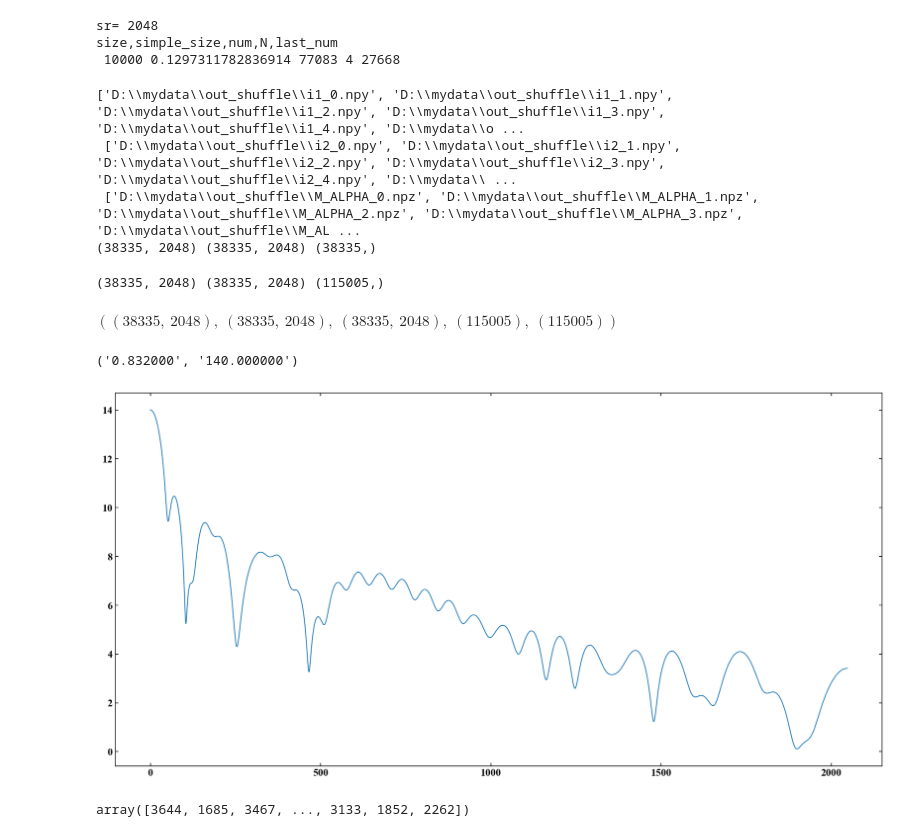
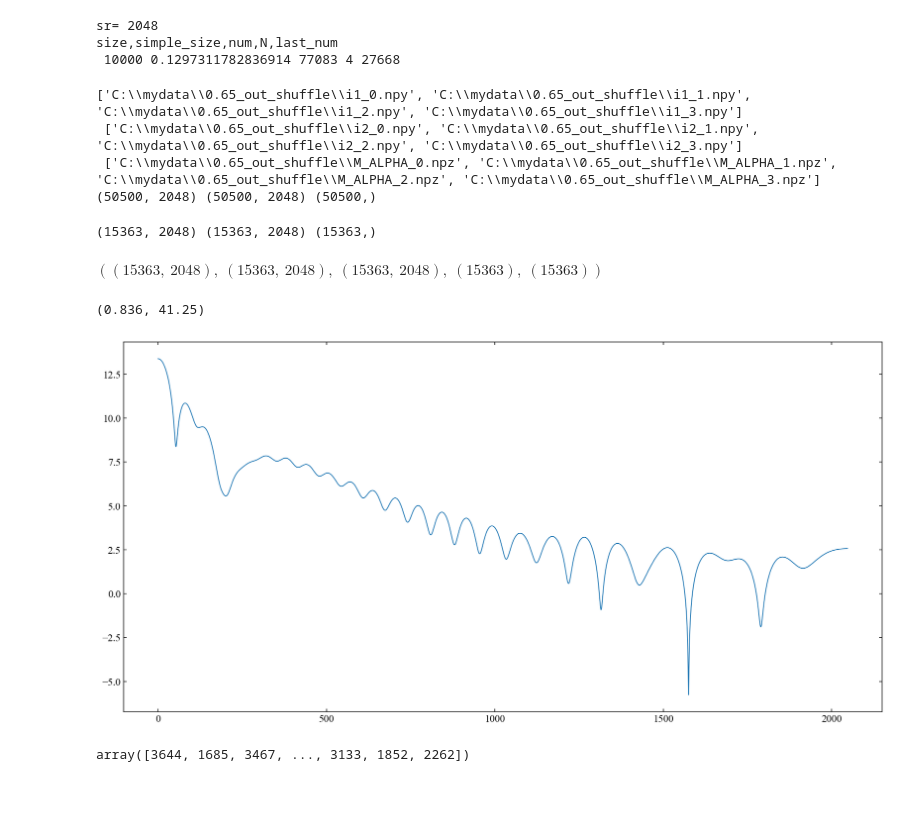
Before and after one commit to KenyonY/my-deep-learning, a Jupyter notebook: Physics/更复杂的正弦.ipynb, the cells around one changed output. Cells and saved outputs as stored; diff of their text form; code cells hidden in the pictures; blank space fills up the shorter version.

```diff
--- a/Physics/更复杂的正弦.ipynb
+++ b/Physics/更复杂的正弦.ipynb
@@ -5,22 +5,3 @@ from glob import glob
 import os
 import sys
 from tqdm import tqdm
-# %%
-# 读取数据
-data_path = r'E:\MIEdata'
-fileNames = glob(data_path+'\\p=-1*.txt')
-
-M,ALPHA=[],[]
-sr = 1800 + 1
-i1 = np.zeros((len(fileNames), sr))
-i2 = np.zeros((len(fileNames), sr))
-for idx, i in enumerate(fileNames):
-    baseName = os.path.basename(i) # 'p=-1,m=0.95,a=973.88.txt'
-    _,m,alpha = baseName.split(',')
-    alpha = '.'.join(alpha.split('.')[:-1])
-    m = m.split('=')[-1]
-    alpha=alpha.split('=')[-1]
-    M.append(m)
-    ALPHA.append(alpha)
-    i1[idx] = pd.read_table(i, encoding='gb2312',sep='\t',index_col=None).I1.to_numpy().astype(np.float32)
-    i2[idx] = pd.read_table(i, encoding='gb2312',sep='\t',index_col=None).I2.to_numpy().astype(np.float32)
@@ -150,10 +192,10 @@ def load_data(path):
 data = load_data(target_path)
 i1, i2, dop, M, ALPHA = next(data)
 # %% [output]
-['D:\\mydata\\out_shuffle\\i1_0.npy', 'D:\\mydata\\out_shuffle\\i1_1.npy', 'D:\\mydata\\out_shuffle\\i1_2.npy', 'D:\\mydata\\out_shuffle\\i1_3.npy', 'D:\\mydata\\out_shuffle\\i1_4.npy', 'D:\\mydata\\o ...
- ['D:\\mydata\\out_shuffle\\i2_0.npy', 'D:\\mydata\\out_shuffle\\i2_1.npy', 'D:\\mydata\\out_shuffle\\i2_2.npy', 'D:\\mydata\\out_shuffle\\i2_3.npy', 'D:\\mydata\\out_shuffle\\i2_4.npy', 'D:\\mydata\\ ...
- ['D:\\mydata\\out_shuffle\\M_ALPHA_0.npz', 'D:\\mydata\\out_shuffle\\M_ALPHA_1.npz', 'D:\\mydata\\out_shuffle\\M_ALPHA_2.npz', 'D:\\mydata\\out_shuffle\\M_ALPHA_3.npz', 'D:\\mydata\\out_shuffle\\M_AL ...
-(38335, 2048) (38335, 2048) (38335,)
+['C:\\mydata\\0.65_out_shuffle\\i1_0.npy', 'C:\\mydata\\0.65_out_shuffle\\i1_1.npy', 'C:\\mydata\\0.65_out_shuffle\\i1_2.npy', 'C:\\mydata\\0.65_out_shuffle\\i1_3.npy']
+ ['C:\\mydata\\0.65_out_shuffle\\i2_0.npy', 'C:\\mydata\\0.65_out_shuffle\\i2_1.npy', 'C:\\mydata\\0.65_out_shuffle\\i2_2.npy', 'C:\\mydata\\0.65_out_shuffle\\i2_3.npy']
+ ['C:\\mydata\\0.65_out_shuffle\\M_ALPHA_0.npz', 'C:\\mydata\\0.65_out_shuffle\\M_ALPHA_1.npz', 'C:\\mydata\\0.65_out_shuffle\\M_ALPHA_2.npz', 'C:\\mydata\\0.65_out_shuffle\\M_ALPHA_3.npz']
+(50500, 2048) (50500, 2048) (50500,)
 # %%
 # M,ALPHA=[],[]
 # sr = 2048
@@ -176,16 +218,16 @@ i1, i2, dop, M, ALPHA = next(data)
 i1, i2, dop, M, ALPHA = next(data)
 i1.shape, i2.shape, dop.shape, M.shape, ALPHA.shape
 # %% [output]
-(38335, 2048) (38335, 2048) (115005,)
+(15363, 2048) (15363, 2048) (15363,)
-$\displaystyle \left( \left( 38335, \  2048\right), \  \left( 38335, \  2048\right), \  \left( 38335, \  2048\right), \  \left( 115005\right), \  \left( 115005\right)\right)$
+$\displaystyle \left( \left( 15363, \  2048\right), \  \left( 15363, \  2048\right), \  \left( 15363, \  2048\right), \  \left( 15363\right), \  \left( 15363\right)\right)$
 # %%
-IDX = 20000
+IDX = 1000
 plt.figure(figsize=(16,8))
 plt.plot(np.log(i1[IDX]))
 M[IDX], ALPHA[IDX]
 # %% [output]
-('0.832000', '140.000000')
+(0.836, 41.25)
-[figure, old version]
+[figure, new version]
 # %%
 L = len(fileNames)
 S = np.arange(L)
```
Also changed, not shown: parts of 8 cells of this notebook, 20 other files.
